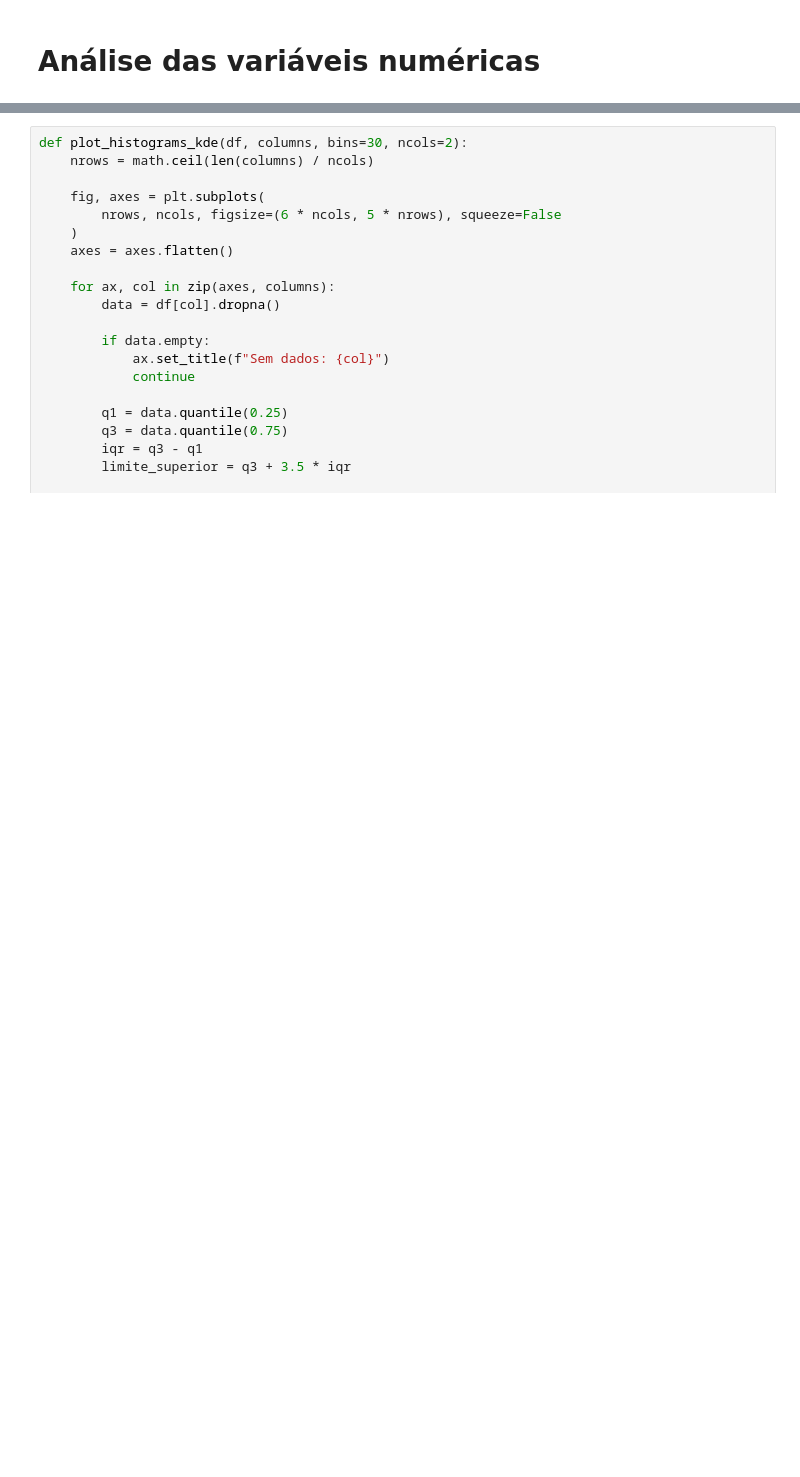
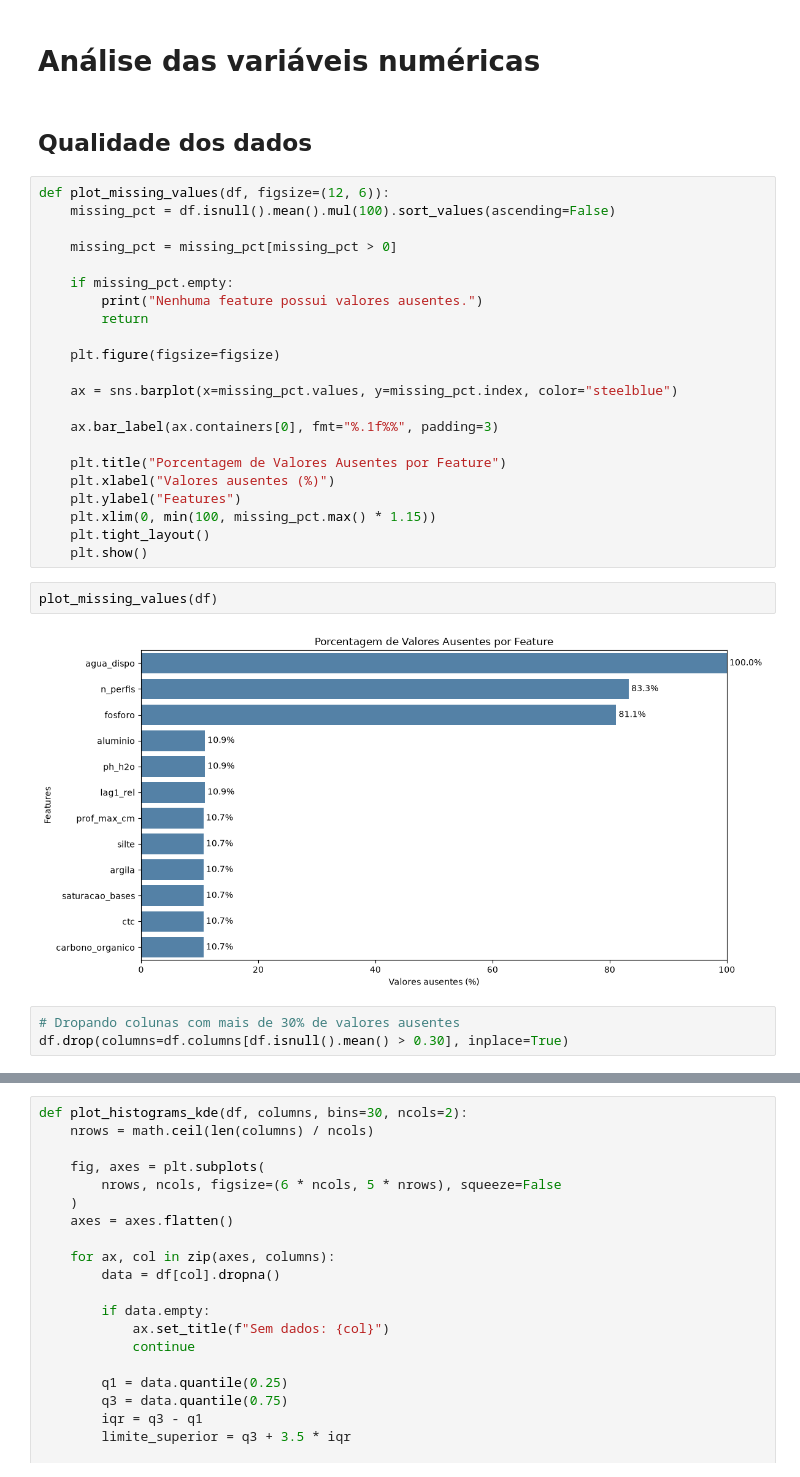
Before and after one commit to JorgeAgroSollution/Jorge_ML, a Jupyter notebook: EDA/analise_soja.ipynb, the cells around one changed output, grey strips where cells are left out. Cells and saved outputs as stored; diff of their text form; blank space fills up the shorter version.

```diff
--- a/EDA/analise_soja.ipynb
+++ b/EDA/analise_soja.ipynb
@@ -76,2 +89,33 @@ See https://pandas.pydata.org/docs/user_guide/migration-3-strings.html#string-mi
 # %% [markdown]
 # Análise das variáveis numéricas
+# %% [markdown]
+## Qualidade dos dados
+# %%
+def plot_missing_values(df, figsize=(12, 6)):
+    missing_pct = df.isnull().mean().mul(100).sort_values(ascending=False)
+
+    missing_pct = missing_pct[missing_pct > 0]
+
+    if missing_pct.empty:
+        print("Nenhuma feature possui valores ausentes.")
+        return
+
+    plt.figure(figsize=figsize)
+
+    ax = sns.barplot(x=missing_pct.values, y=missing_pct.index, color="steelblue")
+
+    ax.bar_label(ax.containers[0], fmt="%.1f%%", padding=3)
+
+    plt.title("Porcentagem de Valores Ausentes por Feature")
+    plt.xlabel("Valores ausentes (%)")
+    plt.ylabel("Features")
+    plt.xlim(0, min(100, missing_pct.max() * 1.15))
+    plt.tight_layout()
+    plt.show()
+# %%
+plot_missing_values(df)
+# %% [output]
+[figure, added]
+# %%
+# Dropando colunas com mais de 30% de valores ausentes
+df.drop(columns=df.columns[df.isnull().mean() > 0.30], inplace=True)
```
Also changed, not shown: parts of 27 cells of this notebook, 5 other files.
